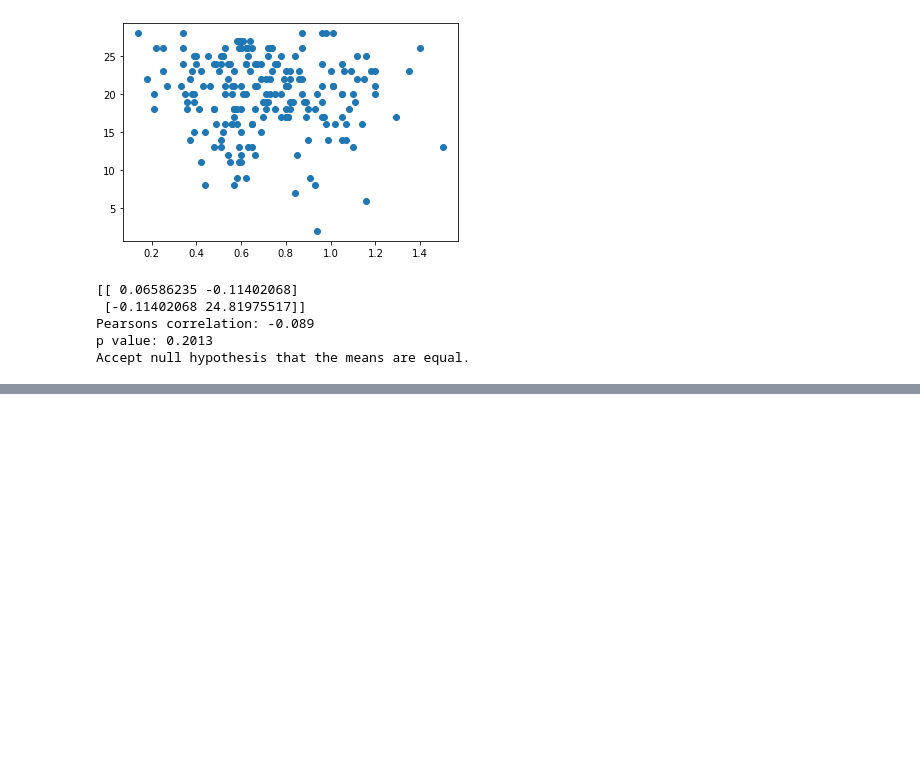
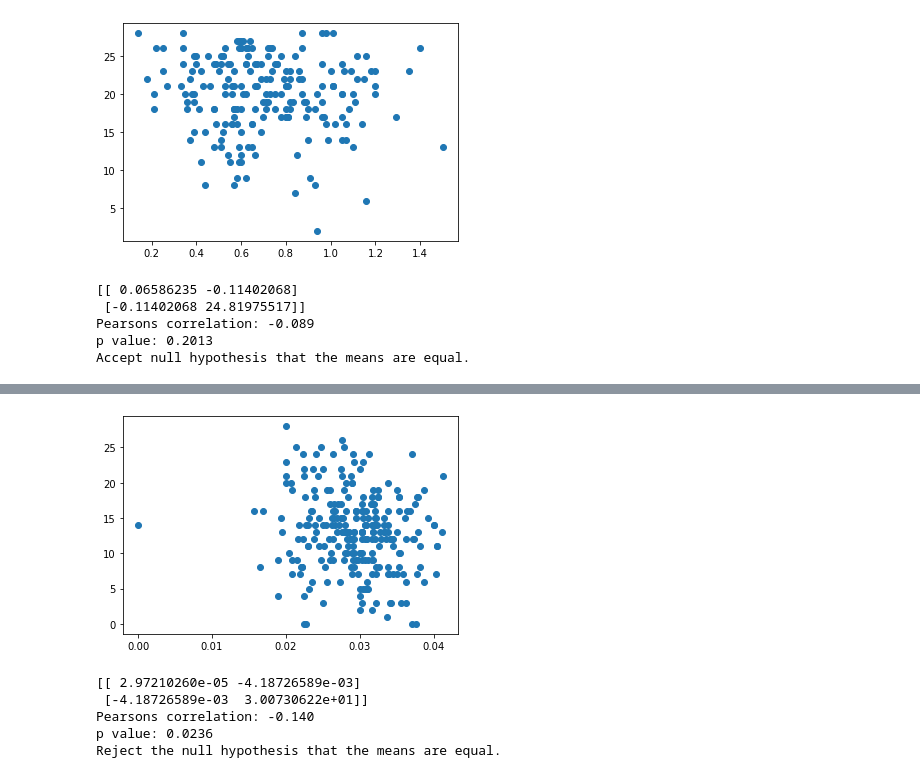
Before and after one commit to fareri-lab/WTP_CardTask, a Jupyter notebook: APS/APS_WTP.ipynb, the cells around one changed output, grey strips where cells are left out. Cells and saved outputs as stored; diff of their text form; code cells hidden in the pictures; blank space fills up the shorter version.

```diff
--- a/APS/APS_WTP.ipynb
+++ b/APS/APS_WTP.ipynb
@@ -2809,0 +2998,22 @@ else:
+# %%
+#avg amount spent on social / iri_pd
+pyplot.scatter(socialavg, iri_pd)
+pyplot.show()
+covariance = cov(socialavg, iri_pd)
+print(covariance)
+corr, _ = pearsonr(socialavg, iri_pd)
+print('Pearsons correlation: %.3f' % corr)
+r,p = scipy.stats.pearsonr(socialavg, iri_pd)
+print('p value: %.4f' % p)
+alpha = 0.10
+if p > alpha:
+	print('Accept null hypothesis that the means are equal.')
+else:
+    print('Reject the null hypothesis that the means are equal.')
+# %% [output]
+[figure, added]
+[[ 2.97210260e-05 -4.18726589e-03]
+ [-4.18726589e-03  3.00730622e+01]]
+Pearsons correlation: -0.140
+p value: 0.0236
+Reject the null hypothesis that the means are equal.
```
Also changed, not shown: parts of 70 cells of this notebook.
